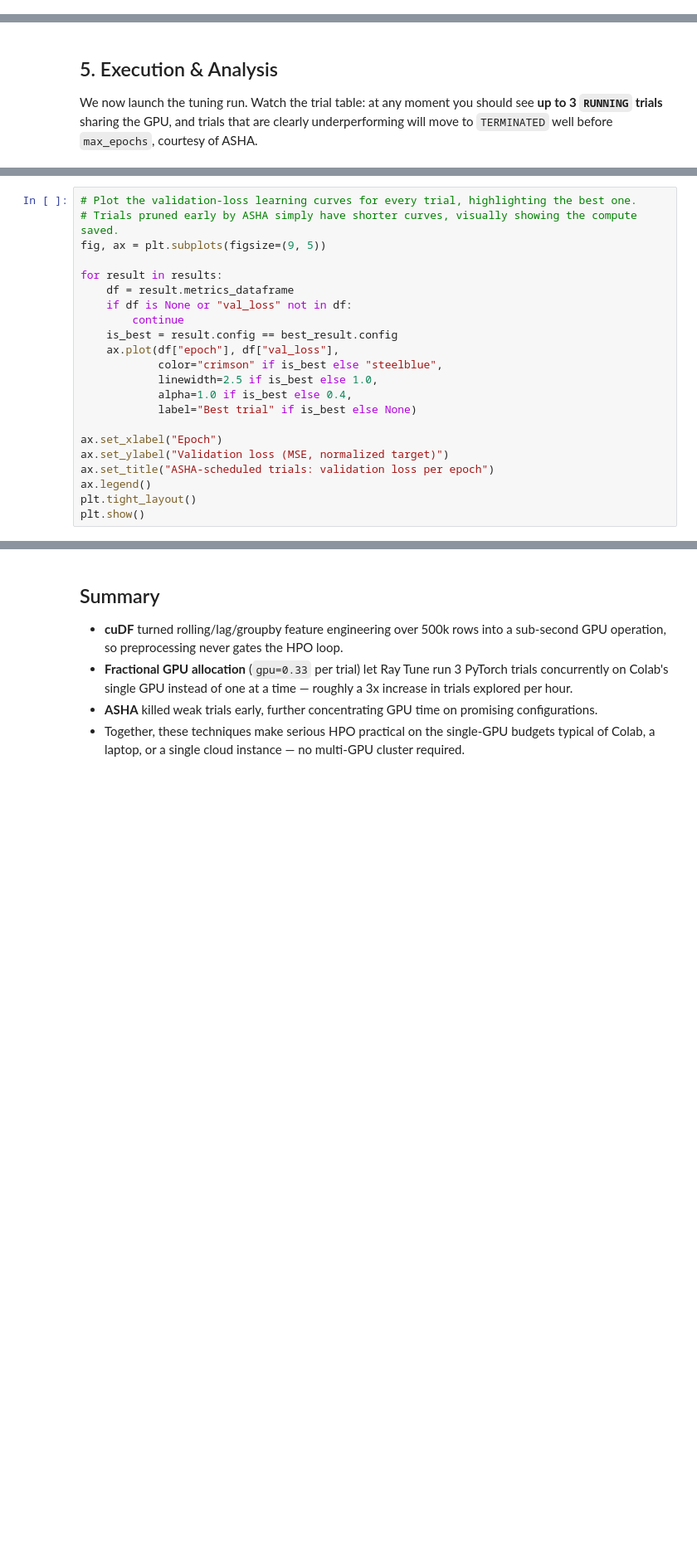
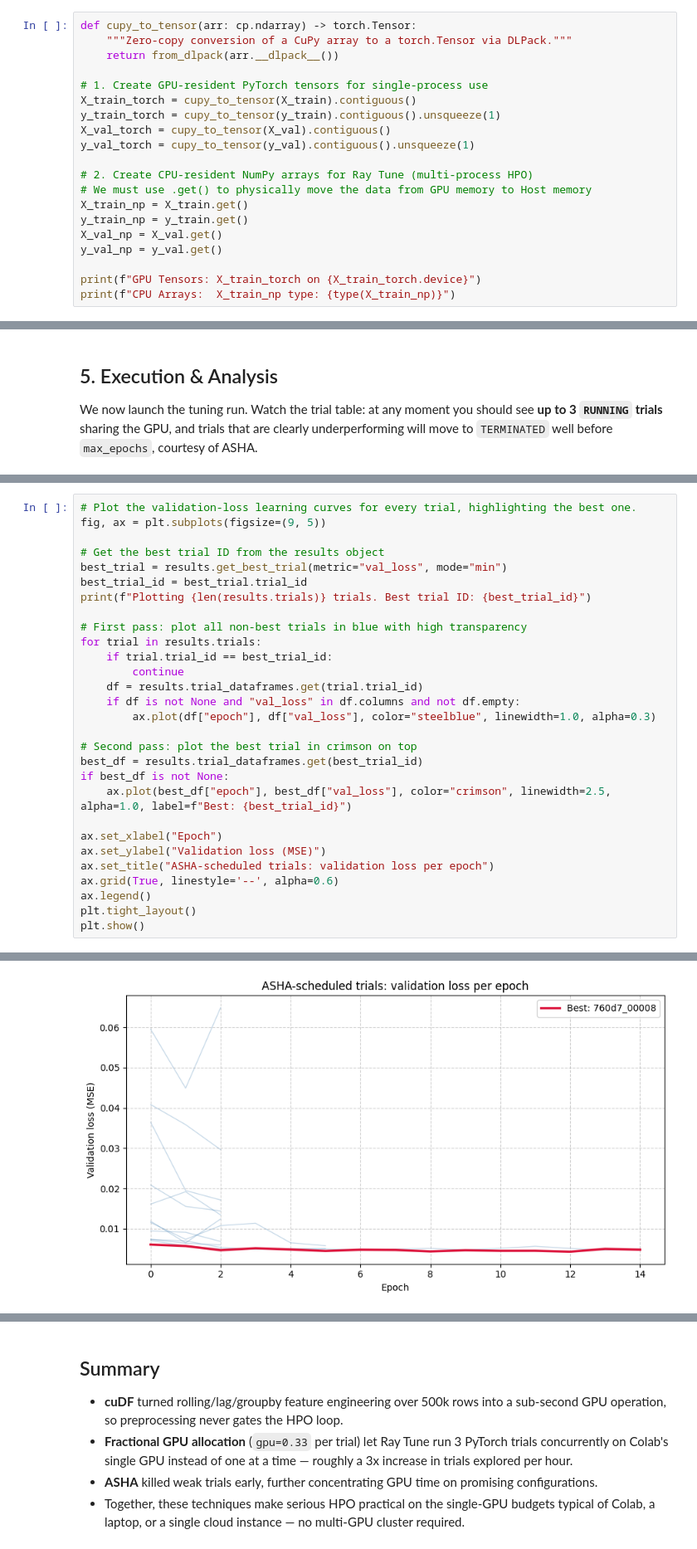
Before and after one commit to D-Barradas/Accelerated-Data-Science-with-RAPIDS, a Jupyter notebook: part4/4-04_HPO_RayTune_Fractional_GPU_RAPIDS.ipynb, the cells around one changed output, grey strips where cells are left out. Shown at 83% size. Saved outputs shown, nothing was run; the diff lists cells and outputs as text; blank space fills up the shorter version.

```diff
--- a/part4/4-04_HPO_RayTune_Fractional_GPU_RAPIDS.ipynb
+++ b/part4/4-04_HPO_RayTune_Fractional_GPU_RAPIDS.ipynb
@@ -215,0 +235,20 @@ print(f"Example batch: X={tuple(xb.shape)}, y={tuple(yb.shape)}, dtype={xb.dtype
+# %%
+def cupy_to_tensor(arr: cp.ndarray) -> torch.Tensor:
+    """Zero-copy conversion of a CuPy array to a torch.Tensor via DLPack."""
+    return from_dlpack(arr.__dlpack__())
+
+# 1. Create GPU-resident PyTorch tensors for single-process use
+X_train_torch = cupy_to_tensor(X_train).contiguous()
+y_train_torch = cupy_to_tensor(y_train).contiguous().unsqueeze(1)
+X_val_torch = cupy_to_tensor(X_val).contiguous()
+y_val_torch = cupy_to_tensor(y_val).contiguous().unsqueeze(1)
+
+# 2. Create CPU-resident NumPy arrays for Ray Tune (multi-process HPO)
+# We must use .get() to physically move the data from GPU memory to Host memory
+X_train_np = X_train.get()
+y_train_np = y_train.get()
+X_val_np = X_val.get()
+y_val_np = y_val.get()
+
+print(f"GPU Tensors: X_train_torch on {X_train_torch.device}")
+print(f"CPU Arrays:  X_train_np type: {type(X_train_np)}")
@@ -429,22 +549,30 @@ print(f"Best train_loss: {best_result.metrics['train_loss']:.4f}")
 # %%
 # Plot the validation-loss learning curves for every trial, highlighting the best one.
-# Trials pruned early by ASHA simply have shorter curves, visually showing the compute saved.
 fig, ax = plt.subplots(figsize=(9, 5))
 
-for result in results:
-    df = result.metrics_dataframe
-    if df is None or "val_loss" not in df:
+# Get the best trial ID from the results object
+best_trial = results.get_best_trial(metric="val_loss", mode="min")
+best_trial_id = best_trial.trial_id
+print(f"Plotting {len(results.trials)} trials. Best trial ID: {best_trial_id}")
+
+# First pass: plot all non-best trials in blue with high transparency
+for trial in results.trials:
+    if trial.trial_id == best_trial_id:
         continue
-    is_best = result.config == best_result.config
-    ax.plot(df["epoch"], df["val_loss"],
-            color="crimson" if is_best else "steelblue",
-            linewidth=2.5 if is_best else 1.0,
-            alpha=1.0 if is_best else 0.4,
-            label="Best trial" if is_best else None)
+    df = results.trial_dataframes.get(trial.trial_id)
+    if df is not None and "val_loss" in df.columns and not df.empty:
+        ax.plot(df["epoch"], df["val_loss"], color="steelblue", linewidth=1.0, alpha=0.3)
+
+# Second pass: plot the best trial in crimson on top
+best_df = results.trial_dataframes.get(best_trial_id)
+if best_df is not None:
+    ax.plot(best_df["epoch"], best_df["val_loss"], color="crimson", linewidth=2.5, alpha=1.0, label=f"Best: {best_trial_id}")
 
 ax.set_xlabel("Epoch")
-ax.set_ylabel("Validation loss (MSE, normalized target)")
+ax.set_ylabel("Validation loss (MSE)")
 ax.set_title("ASHA-scheduled trials: validation loss per epoch")
+ax.grid(True, linestyle='--', alpha=0.6)
 ax.legend()
 plt.tight_layout()
 plt.show()
+# %% [output]
@@ -451,2 +580,3 @@ plt.show()
+[figure, added]
 # %%
 # Summarize final performance across all trials as a bar chart, sorted best-to-worst.
```
Also changed, not shown: parts of 20 cells of this notebook.
